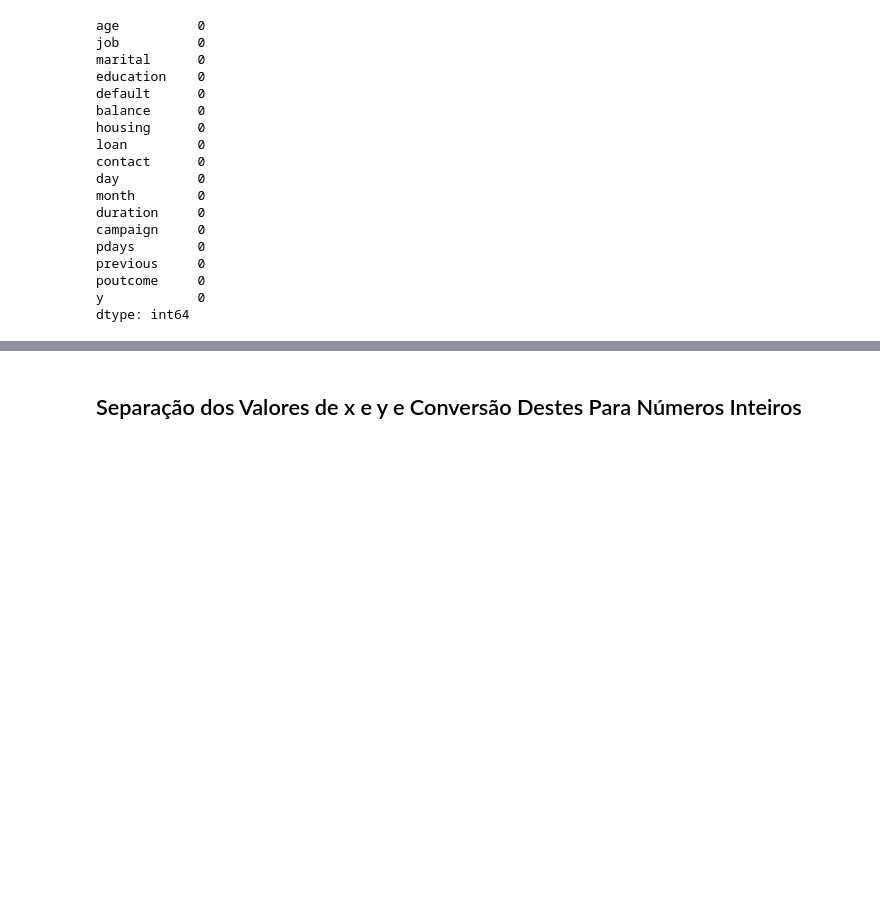
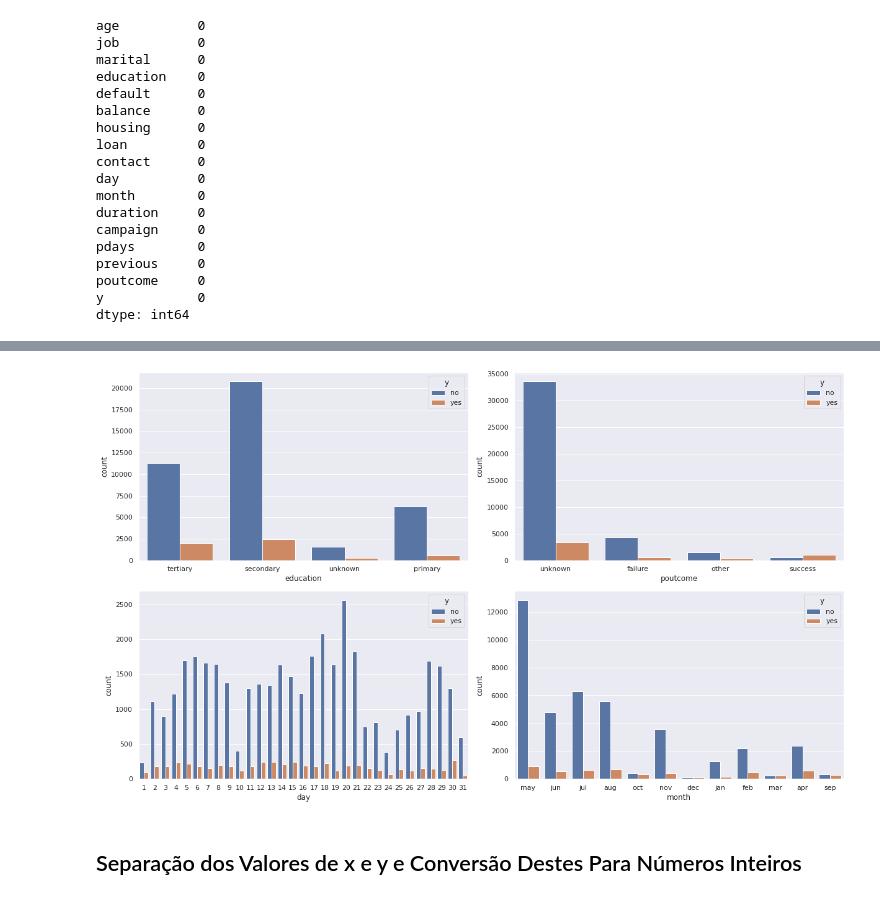
Before and after one commit to aasb2/Classificador-de-Bayes-Ingenuo, a Jupyter notebook: PROJETO/Bayes.ipynb, the cells around one changed output, grey strips where cells are left out. Cells and saved outputs as stored; diff of their text form; code cells hidden in the pictures; blank space fills up the shorter version.

```diff
--- a/PROJETO/Bayes.ipynb
+++ b/PROJETO/Bayes.ipynb
@@ -94,3 +116,7 @@ dtype: int64
+# %%
+count_plot(df, ['education', 'poutcome', 'day', 'month'], (2,2), (17,10))
+# %% [output]
+[figure, added]
 # %% [markdown]
 ## Separação dos Valores de x  e y e Conversão Destes Para Números Inteiros
 # %%
```
Also changed, not shown: parts of 7 cells of this notebook.
